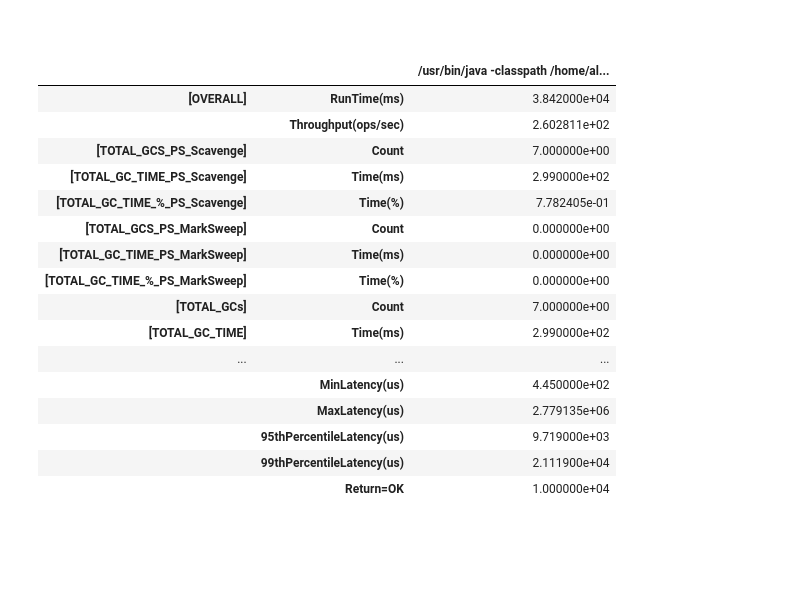
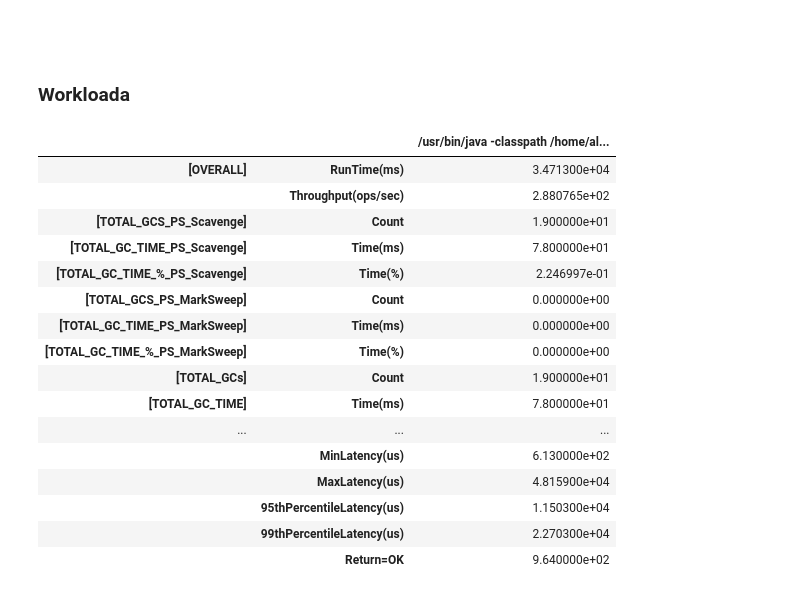
Before and after one commit to alecfei/sentiment-analysis-climate-change, a Jupyter notebook: benchmark testing/compare results and visualise.ipynb, the cells around one changed output. Drawn from its saved outputs; the diff is of its cells as text; code cells hidden in the pictures; blank space fills up the shorter version.

```diff
--- a/benchmark testing/compare results and visualise.ipynb
+++ b/benchmark testing/compare results and visualise.ipynb
@@ -9,24 +10,25 @@ import pandas as pd
 import matplotlib.pyplot as plt
 import seaborn as sns
 %matplotlib inline
+# %% [markdown]
+### Workloada
 # %%
-df = pd.read_csv('output_workloada_cassandra.csv')
-df
+workloada = pd.
 # %% [output]
 |  |  | /usr/bin/java -classpath /home/al... |
-| [OVERALL] | RunTime(ms) | 3.842000e+04 |
-|  | Throughput(ops/sec) | 2.602811e+02 |
-| [TOTAL_GCS_PS_Scavenge] | Count | 7.000000e+00 |
-| [TOTAL_GC_TIME_PS_Scavenge] | Time(ms) | 2.990000e+02 |
-| [TOTAL_GC_TIME_%_PS_Scavenge] | Time(%) | 7.782405e-01 |
+| [OVERALL] | RunTime(ms) | 3.471300e+04 |
+|  | Throughput(ops/sec) | 2.880765e+02 |
+| [TOTAL_GCS_PS_Scavenge] | Count | 1.900000e+01 |
+| [TOTAL_GC_TIME_PS_Scavenge] | Time(ms) | 7.800000e+01 |
+| [TOTAL_GC_TIME_%_PS_Scavenge] | Time(%) | 2.246997e-01 |
 | [TOTAL_GCS_PS_MarkSweep] | Count | 0.000000e+00 |
 | [TOTAL_GC_TIME_PS_MarkSweep] | Time(ms) | 0.000000e+00 |
 | [TOTAL_GC_TIME_%_PS_MarkSweep] | Time(%) | 0.000000e+00 |
-| [TOTAL_GCs] | Count | 7.000000e+00 |
-| [TOTAL_GC_TIME] | Time(ms) | 2.990000e+02 |
+| [TOTAL_GCs] | Count | 1.900000e+01 |
+| [TOTAL_GC_TIME] | Time(ms) | 7.800000e+01 |
 | ... | ... | ... |
-|  | MinLatency(us) | 4.450000e+02 |
-|  | MaxLatency(us) | 2.779135e+06 |
-|  | 95thPercentileLatency(us) | 9.719000e+03 |
-|  | 99thPercentileLatency(us) | 2.111900e+04 |
-|  | Return=OK | 1.000000e+04 |
+|  | MinLatency(us) | 6.130000e+02 |
+|  | MaxLatency(us) | 4.815900e+04 |
+|  | 95thPercentileLatency(us) | 1.150300e+04 |
+|  | 99thPercentileLatency(us) | 2.270300e+04 |
+|  | Return=OK | 9.640000e+02 |
```
Also changed, not shown: parts of 1 cell of this notebook, 12 other files.
